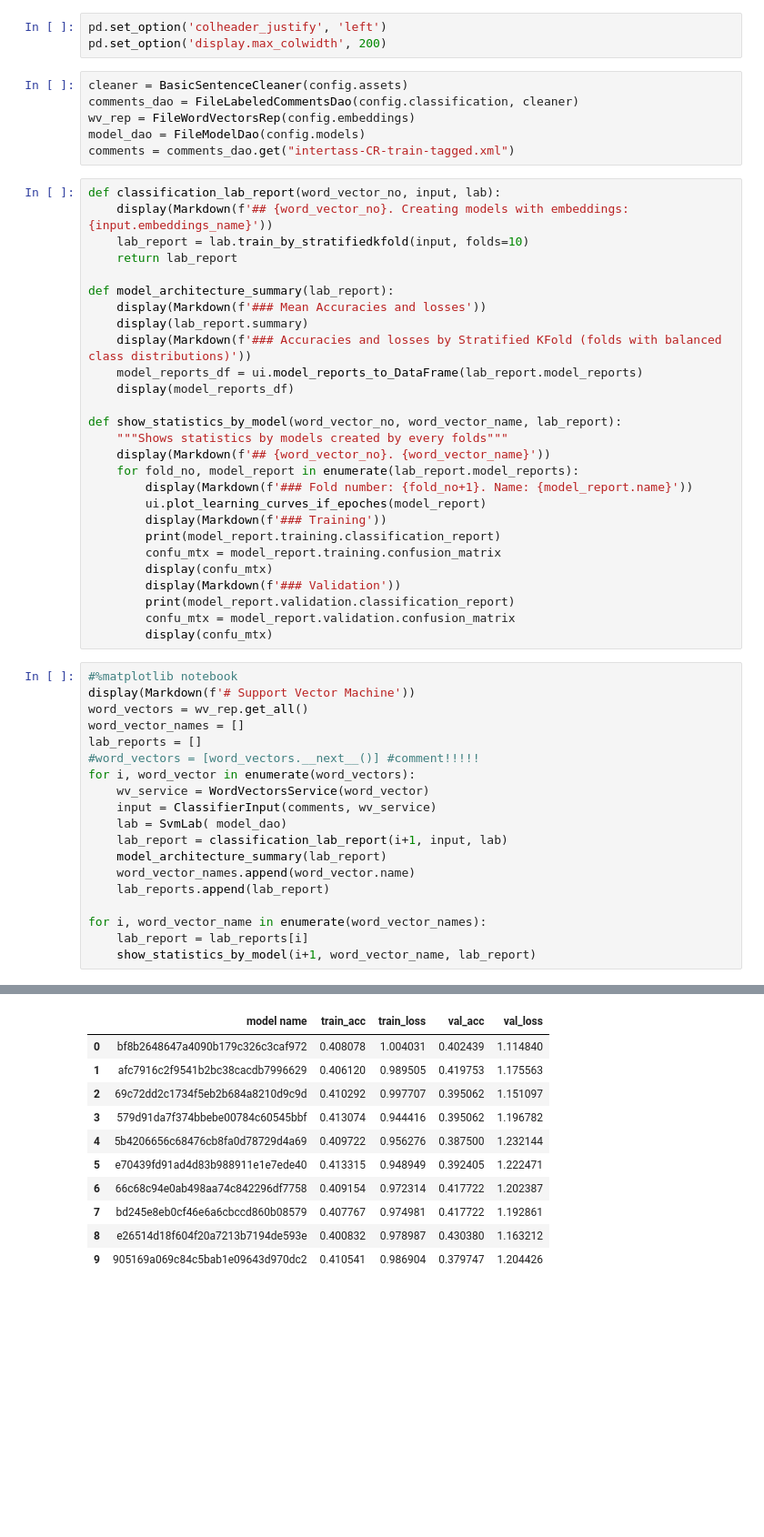
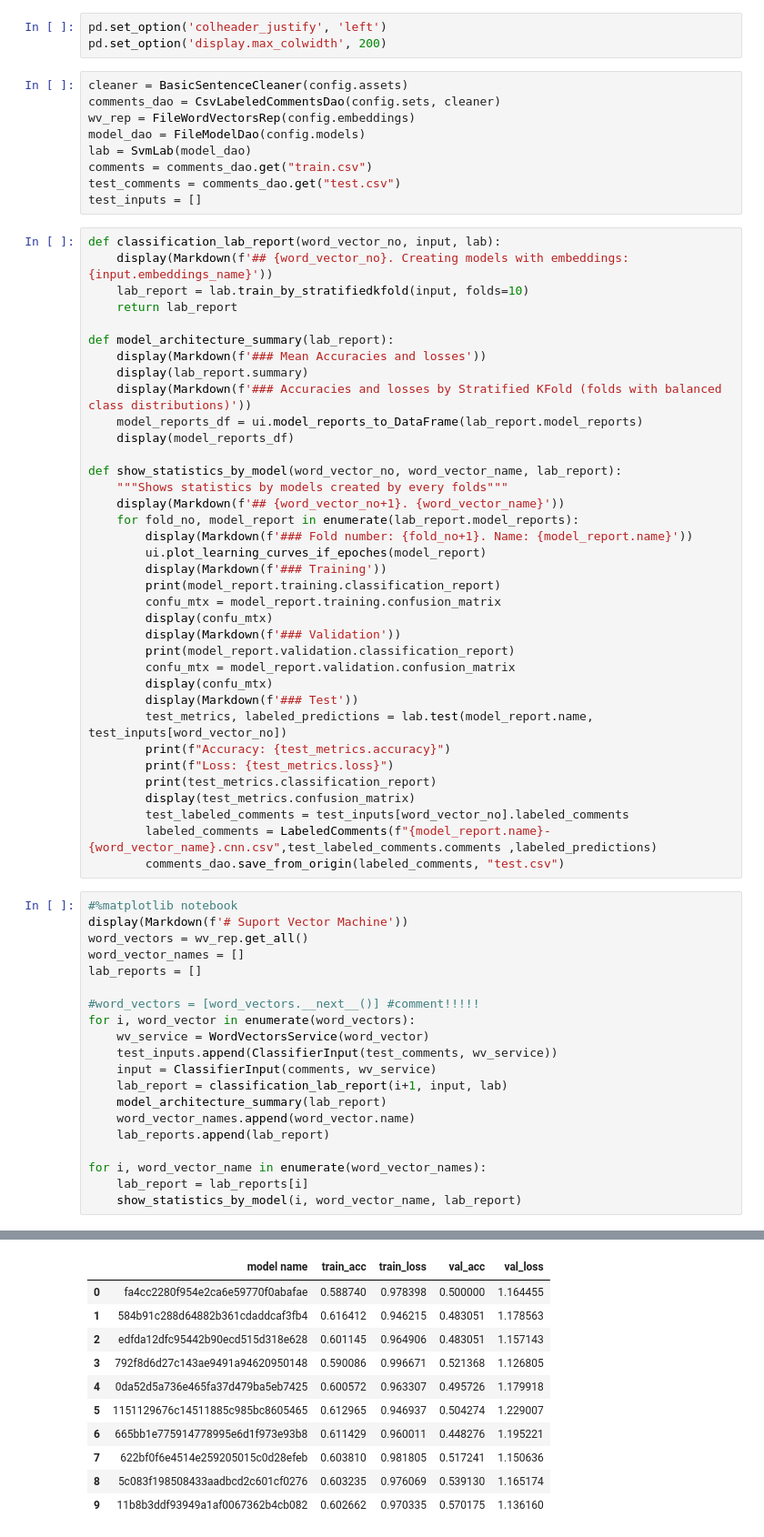
Before and after one commit to coraxcr/usure, a Jupyter notebook: usure/classification/ui/SVM Training & Validation Report.ipynb, the cells around one changed output, grey strips where cells are left out. Shown at 91% size. Saved outputs shown, nothing was run; the diff lists cells and outputs as text; blank space fills up the shorter version.

```diff
--- a/usure/classification/ui/SVM Training & Validation Report.ipynb
+++ b/usure/classification/ui/SVM Training & Validation Report.ipynb
@@ -34,10 +35,13 @@ pd.set_option('colheader_justify', 'left')
 pd.set_option('display.max_colwidth', 200)
 # %%
 cleaner = BasicSentenceCleaner(config.assets)
-comments_dao = FileLabeledCommentsDao(config.classification, cleaner)
+comments_dao = CsvLabeledCommentsDao(config.sets, cleaner)
 wv_rep = FileWordVectorsRep(config.embeddings)
 model_dao = FileModelDao(config.models)
-comments = comments_dao.get("intertass-CR-train-tagged.xml")
+lab = SvmLab(model_dao)
+comments = comments_dao.get("train.csv")
+test_comments = comments_dao.get("test.csv")
+test_inputs = []
 # %%
 def classification_lab_report(word_vector_no, input, lab):
     display(Markdown(f'## {word_vector_no}. Creating models with embeddings: {input.embeddings_name}'))
@@ -53,7 +57,7 @@ def model_architecture_summary(lab_report):
 
 def show_statistics_by_model(word_vector_no, word_vector_name, lab_report):
     """Shows statistics by models created by every folds"""
-    display(Markdown(f'## {word_vector_no}. {word_vector_name}'))
+    display(Markdown(f'## {word_vector_no+1}. {word_vector_name}'))
     for fold_no, model_report in enumerate(lab_report.model_reports):
         display(Markdown(f'### Fold number: {fold_no+1}. Name: {model_report.name}'))
         ui.plot_learning_curves_if_epoches(model_report)
@@ -65,17 +69,27 @@ def show_statistics_by_model(word_vector_no, word_vector_name, lab_report):
         print(model_report.validation.classification_report)
         confu_mtx = model_report.validation.confusion_matrix
         display(confu_mtx)
+        display(Markdown(f'### Test'))
+        test_metrics, labeled_predictions = lab.test(model_report.name, test_inputs[word_vector_no])
+        print(f"Accuracy: {test_metrics.accuracy}")
+        print(f"Loss: {test_metrics.loss}")
+        print(test_metrics.classification_report)
+        display(test_metrics.confusion_matrix)
+        test_labeled_comments = test_inputs[word_vector_no].labeled_comments
+        labeled_comments = LabeledComments(f"{model_report.name}-{word_vector_name}.cnn.csv",test_labeled_comments.comments ,labeled_predictions)
+        comments_dao.save_from_origin(labeled_comments, "test.csv")
 # %%
 #%matplotlib notebook
-display(Markdown(f'# Support Vector Machine'))
+display(Markdown(f'# Suport Vector Machine'))
 word_vectors = wv_rep.get_all()
 word_vector_names = []
 lab_reports = []
+
 #word_vectors = [word_vectors.__next__()] #comment!!!!!
 for i, word_vector in enumerate(word_vectors):
     wv_service = WordVectorsService(word_vector)
+    test_inputs.append(ClassifierInput(test_comments, wv_service))
     input = ClassifierInput(comments, wv_service)
-    lab = SvmLab( model_dao)
     lab_report = classification_lab_report(i+1, input, lab)
     model_architecture_summary(lab_report)
     word_vector_names.append(word_vector.name)
@@ -83,5 +97,5 @@ for i, word_vector in enumerate(word_vectors):
 
 for i, word_vector_name in enumerate(word_vector_names):
     lab_report = lab_reports[i]
-    show_statistics_by_model(i+1, word_vector_name, lab_report)
+    show_statistics_by_model(i, word_vector_name, lab_report)
 # %% [output]
@@ -93,15 +107,15 @@ for i, word_vector_name in enumerate(word_vector_names):
 ### Accuracies and losses by Stratified KFold (folds with balanced class distributions)
 |  | model name | train_acc | train_loss | val_acc | val_loss |
-| 0 | bf8b2648647a4090b179c326c3caf972 | 0.408078 | 1.004031 | 0.402439 | 1.114840 |
-| 1 | afc7916c2f9541b2bc38cacdb7996629 | 0.406120 | 0.989505 | 0.419753 | 1.175563 |
-| 2 | 69c72dd2c1734f5eb2b684a8210d9c9d | 0.410292 | 0.997707 | 0.395062 | 1.151097 |
-| 3 | 579d91da7f374bbebe00784c60545bbf | 0.413074 | 0.944416 | 0.395062 | 1.196782 |
-| 4 | 5b4206656c68476cb8fa0d78729d4a69 | 0.409722 | 0.956276 | 0.387500 | 1.232144 |
-| 5 | e70439fd91ad4d83b988911e1e7ede40 | 0.413315 | 0.948949 | 0.392405 | 1.222471 |
-| 6 | 66c68c94e0ab498aa74c842296df7758 | 0.409154 | 0.972314 | 0.417722 | 1.202387 |
-| 7 | bd245e8eb0cf46e6a6cbccd860b08579 | 0.407767 | 0.974981 | 0.417722 | 1.192861 |
-| 8 | e26514d18f604f20a7213b7194de593e | 0.400832 | 0.978987 | 0.430380 | 1.163212 |
-| 9 | 905169a069c84c5bab1e09643d970dc2 | 0.410541 | 0.986904 | 0.379747 | 1.204426 |
+| 0 | fa4cc2280f954e2ca6e59770f0abafae | 0.588740 | 0.978398 | 0.500000 | 1.164455 |
+| 1 | 584b91c288d64882b361cdaddcaf3fb4 | 0.616412 | 0.946215 | 0.483051 | 1.178563 |
+| 2 | edfda12dfc95442b90ecd515d318e628 | 0.601145 | 0.964906 | 0.483051 | 1.157143 |
+| 3 | 792f8d6d27c143ae9491a94620950148 | 0.590086 | 0.996671 | 0.521368 | 1.126805 |
+| 4 | 0da52d5a736e465fa37d479ba5eb7425 | 0.600572 | 0.963307 | 0.495726 | 1.179918 |
+| 5 | 1151129676c14511885c985bc8605465 | 0.612965 | 0.946937 | 0.504274 | 1.229007 |
+| 6 | 665bb1e775914778995e6d1f973e93b8 | 0.611429 | 0.960011 | 0.448276 | 1.195221 |
+| 7 | 622bf0f6e4514e259205015c0d28efeb | 0.603810 | 0.981805 | 0.517241 | 1.150636 |
+| 8 | 5c083f198508433aadbcd2c601cf0276 | 0.603235 | 0.976069 | 0.539130 | 1.165174 |
+| 9 | 11b8b3ddf93949a1af0067362b4cb082 | 0.602662 | 0.970335 | 0.570175 | 1.136160 |
 ## 2. Creating models with embeddings: CorpusFBCR2013.txt.usu.sw.kvs
 ### Mean Accuracies and losses
 |  | train_acc_mean | train_acc_stdev | val_acc_mean | val_acc_stdev |
```
Also changed, not shown: parts of 2 cells of this notebook, 29 other files.
